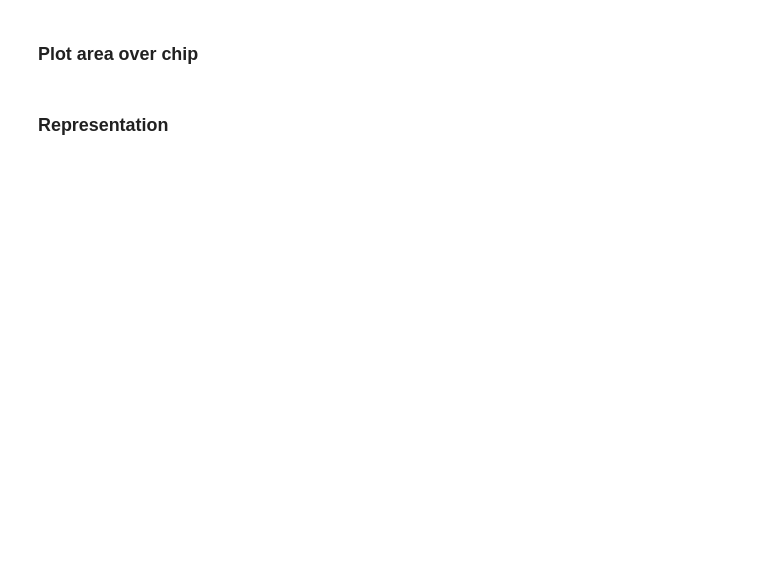
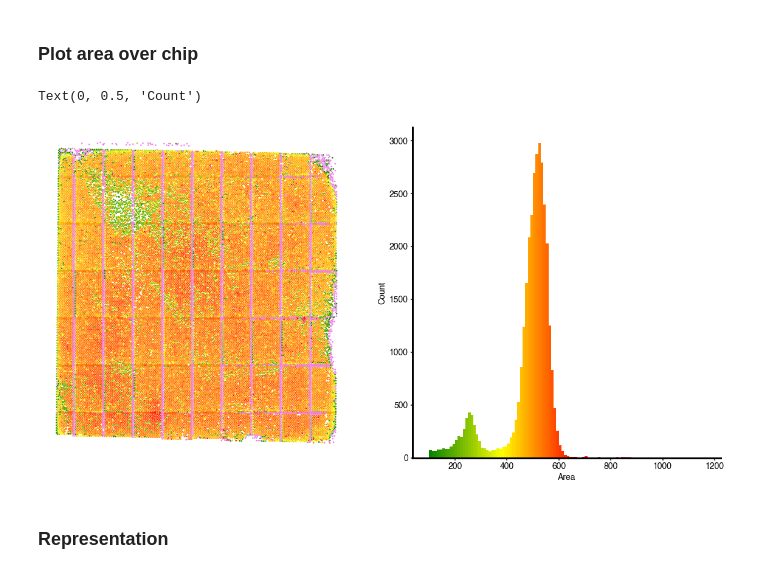
Before and after one commit to blaineylab/kChip, a Jupyter notebook: Accessory/Notebooks/Analysis_Template.ipynb, the cells around one changed output. Saved outputs shown, nothing was run; the diff lists cells and outputs as text; code cells hidden in the pictures; blank space fills up the shorter version.

```diff
--- a/Accessory/Notebooks/Analysis_Template.ipynb
+++ b/Accessory/Notebooks/Analysis_Template.ipynb
@@ -228,31 +232,34 @@ plt.axis('off');
 # %%
 from matplotlib import colors
 
 data = condensed[['Hash','Total','t2_Area']] \
     .merge(pre_post_all[-1][['Hash','Pre_GlobalX','Pre_GlobalY','Pre_Edge']],on='Hash')
 
 width = 1e1
 bins = np.arange(0,2e3,width)
 
 bin_by_area = pd.cut(data['t2_Area'],bins)
 bin_label = dict([(item,i) for i, item in enumerate(bin_by_area.unique().sort_values())])
 
 data['Area_Bin']=[bin_label[item] for item in bin_by_area]
 
 cmap = colors.LinearSegmentedColormap.from_list('', ['green','yellow','red','violet'],N=data['Area_Bin'].max())
 
 fig, axes = plt.subplots(1,2,figsize=(20,10))
 axes[0].scatter(data['Pre_GlobalX'],-data['Pre_GlobalY'],c=data['Area_Bin'],cmap=cmap,marker='.',s=10,alpha=1)
 axes[0].axis('off')
 
-invert_label = {v: k for k, v in bin_label.iteritems()}
+invert_label = {v: k for k, v in bin_label.items()}
 
 for label in invert_label.keys():
     if invert_label[label]==invert_label[label]:
         axes[1].bar(invert_label[label].mid,(data['Area_Bin']==label).sum(),width=width,color=cmap(label))
 
 axes[1].set_xlabel('Area')
 axes[1].set_ylabel('Count')
+# %% [output]
+Text(0, 0.5, 'Count')
+[figure, added]
 # %% [markdown]
 ### Representation
 # %%
```
Also changed, not shown: parts of 5 cells of this notebook, 1 other file.
